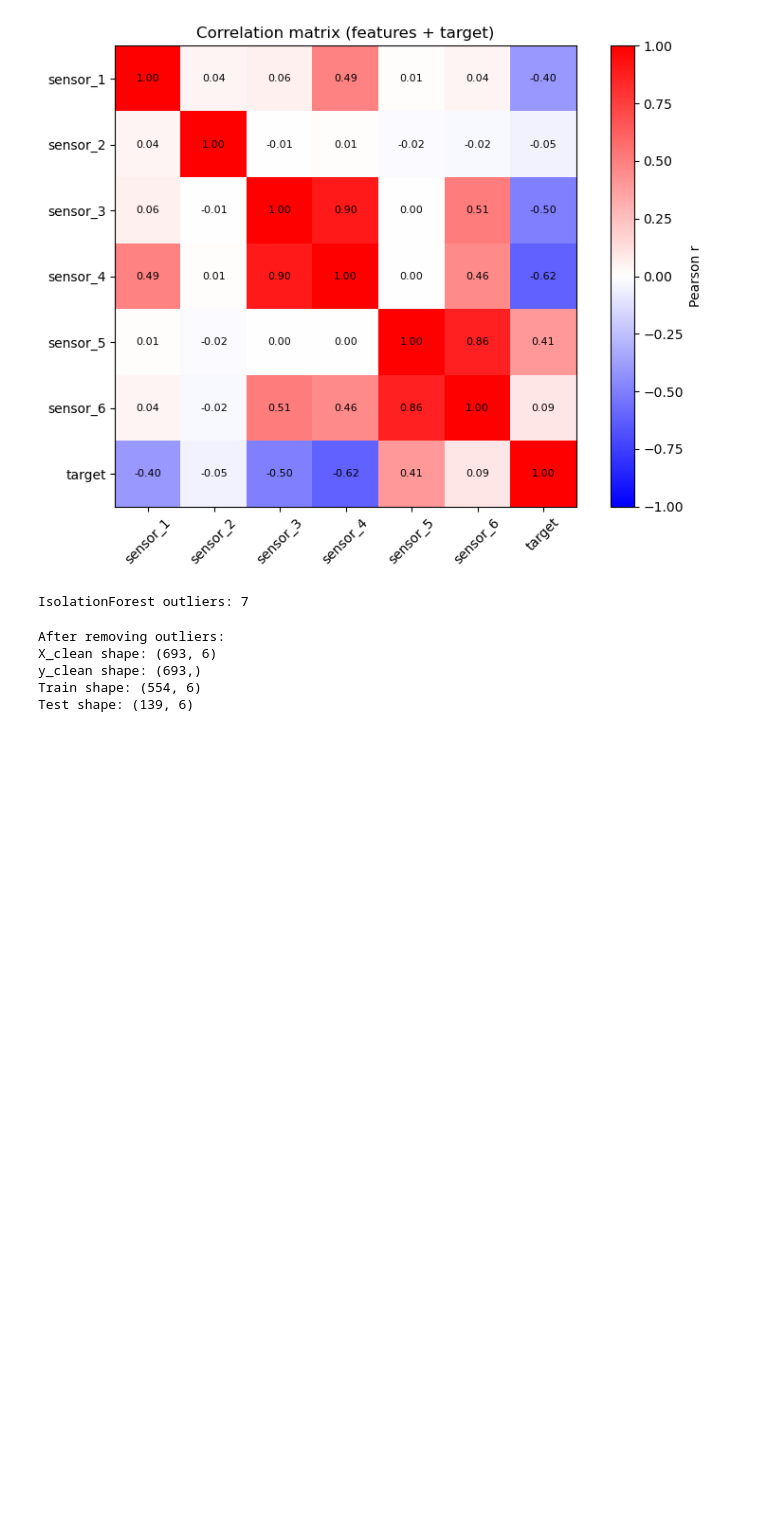
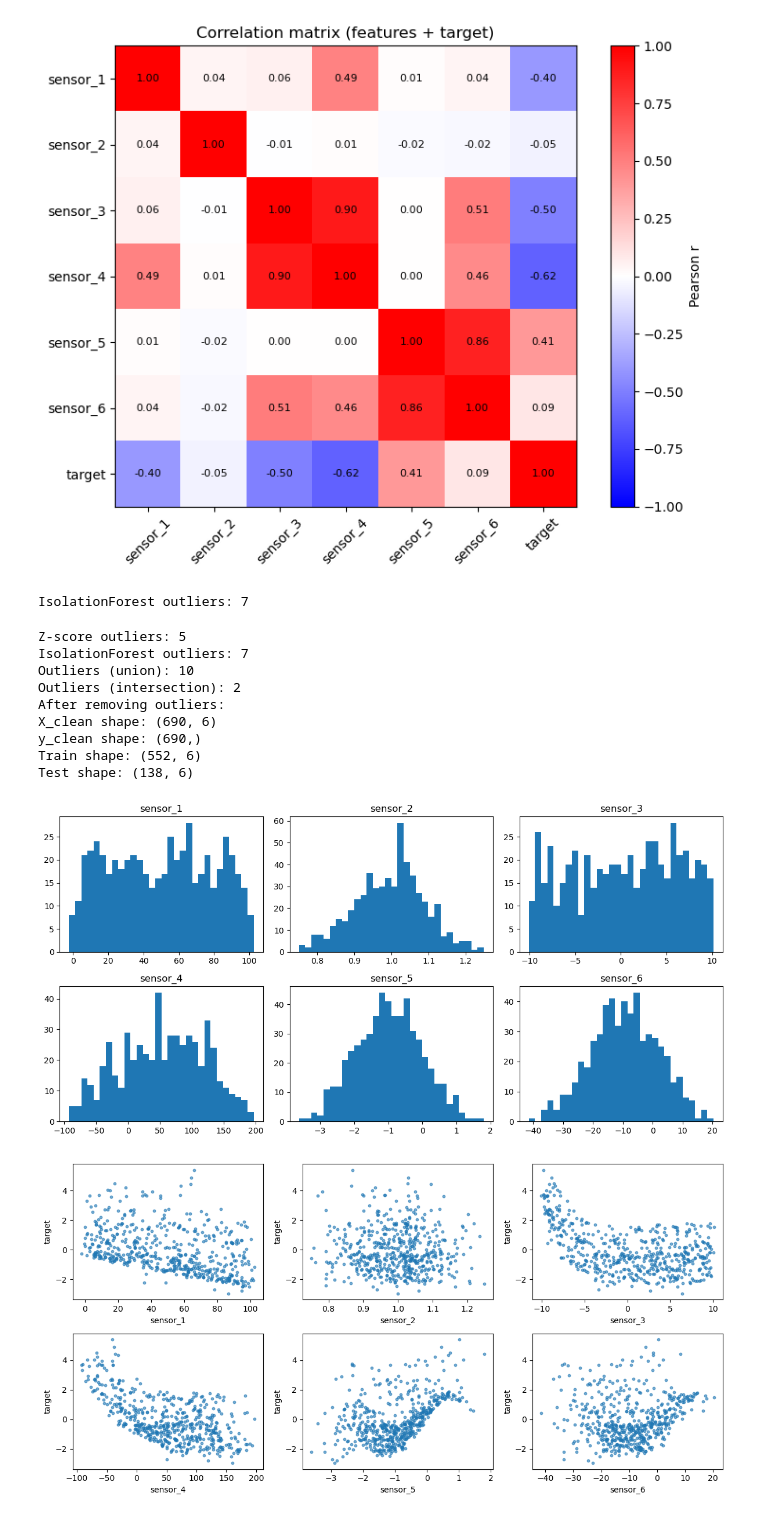
Before and after one commit to davidmarafuzgaspar/ist-machine-learning-project, a Jupyter notebook: lab2/preprocessing.ipynb, the cells around one changed output. Drawn from its saved outputs; the diff is of its cells as text; code cells hidden in the pictures; blank space fills up the shorter version.

```diff
--- a/lab2/preprocessing.ipynb
+++ b/lab2/preprocessing.ipynb
@@ -83,14 +83,39 @@ print("IsolationForest outliers:", is_outlier_iso.sum())
 # %% [output]
 IsolationForest outliers: 7
 # %%
+import numpy as np
+from scipy.stats import zscore
+from sklearn.ensemble import IsolationForest
 from sklearn.model_selection import train_test_split
 
-# Keep only non-outliers
-mask = ~is_outlier_iso          # True = good samples
-X_clean = X[mask]
-y_clean = y[mask]
+# --- Z-score ---
+zs = np.abs(zscore(X_scaled))
+z_thresh = 3.0
+outlier_mask_z = (zs > z_thresh).any(axis=1)
+print("Z-score outliers:", outlier_mask_z.sum())
 
-# Train/test split on cleaned data
+# --- IsolationForest ---
+iso = IsolationForest(contamination=0.01, random_state=42)
+is_outlier_iso = iso.fit_predict(X_scaled) == -1
+print("IsolationForest outliers:", is_outlier_iso.sum())
+
+# --- Combinação ---
+# União (qualquer método marca como outlier)
+outlier_union = outlier_mask_z | is_outlier_iso
+print("Outliers (union):", outlier_union.sum())
+
+# Interseção (só se ambos concordam)
+outlier_intersection = outlier_mask_z & is_outlier_iso
+print("Outliers (intersection):", outlier_intersection.sum())
+
+# >>> Escolha qual usar (union ou intersection)
+final_mask = ~outlier_union   # ou use ~outlier_intersection
+
+# --- Limpar dataset ---
+X_clean = X[final_mask]
+y_clean = y[final_mask]
+
+# --- Split em treino/teste ---
 X_train, X_test, y_train, y_test = train_test_split(
     X_clean, y_clean, test_size=0.2, random_state=42
 )
@@ -101,11 +126,37 @@ print("y_clean shape:", y_clean.shape)
 print("Train shape:", X_train.shape)
 print("Test shape:", X_test.shape)
 # %% [output]
+Z-score outliers: 5
+IsolationForest outliers: 7
+Outliers (union): 10
+Outliers (intersection): 2
 After removing outliers:
-X_clean shape: (693, 6)
-y_clean shape: (693,)
-Train shape: (554, 6)
-Test shape: (139, 6)
+X_clean shape: (690, 6)
+y_clean shape: (690,)
+Train shape: (552, 6)
+Test shape: (138, 6)
+# %%
+import matplotlib.pyplot as plt
+
+# histograms
+fig, axes = plt.subplots(2, 3, figsize=(12,6))
+for i, ax in enumerate(axes.ravel()):
+    ax.hist(X_train[:, i], bins=30)
+    ax.set_title(f"sensor_{i+1}")
+plt.tight_layout()
+plt.show()
+
+# scatter each feature vs target
+fig, axes = plt.subplots(2, 3, figsize=(12,6))
+for i, ax in enumerate(axes.ravel()):
+    ax.scatter(X_train[:, i], y_train, s=10, alpha=0.6)
+    ax.set_xlabel(f'sensor_{i+1}')
+    ax.set_ylabel('target')
+plt.tight_layout()
+plt.show()
+# %% [output]
+[figure, added]
+[figure, added]
 # %%
 import numpy as np
 import matplotlib.pyplot as plt
```
Also changed, not shown: parts of 1 cell of this notebook, 1 other file.
